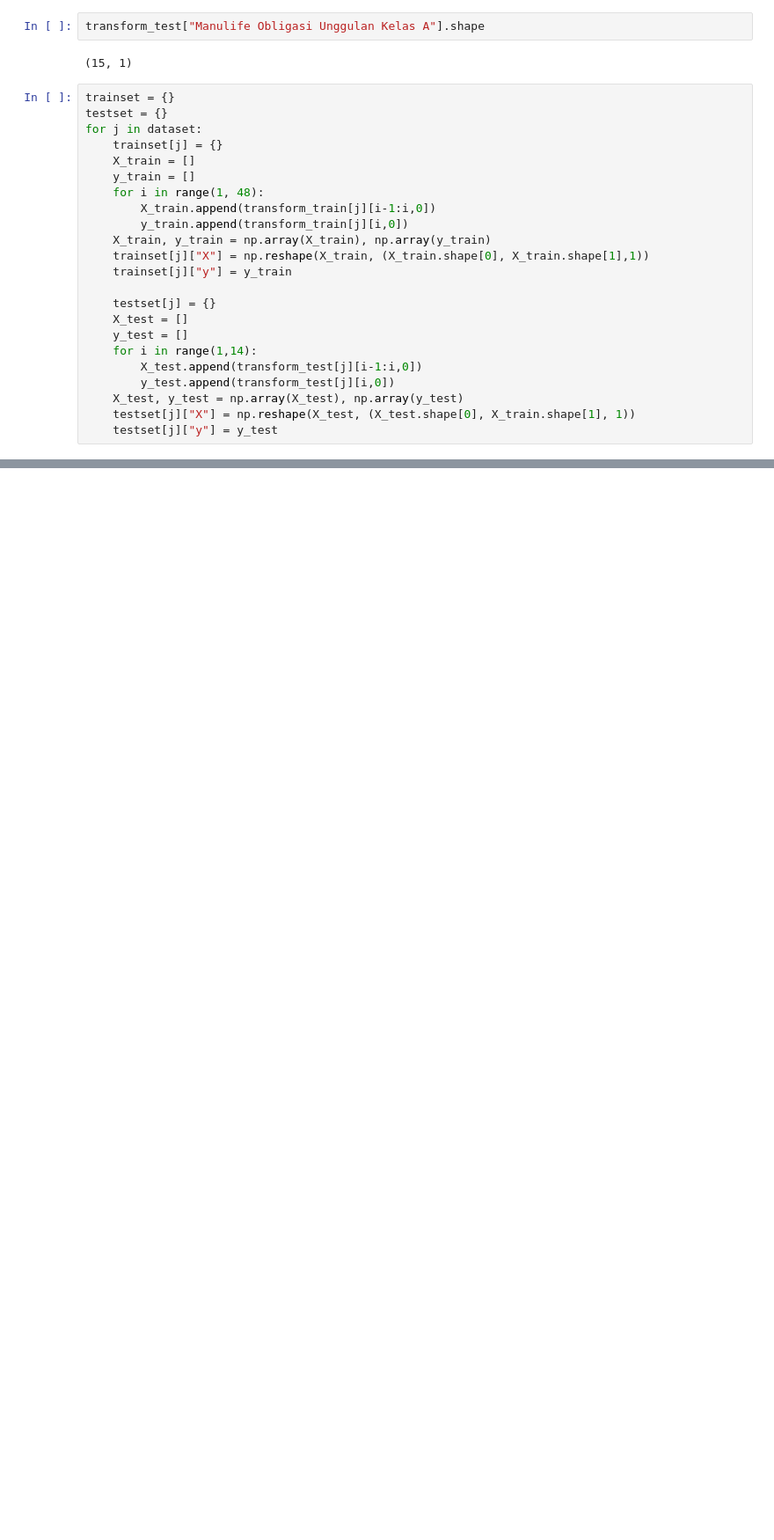
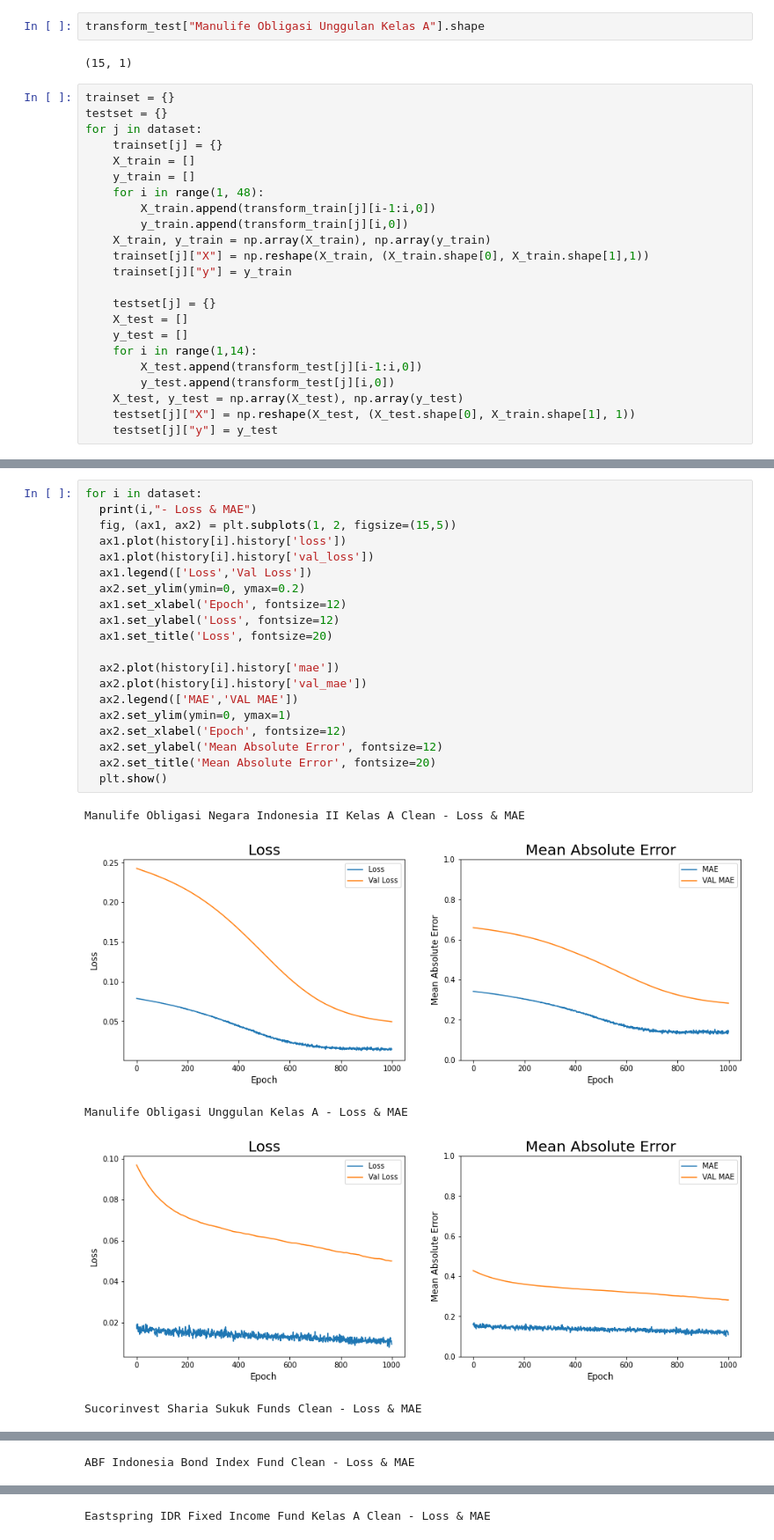
Before and after one commit to H8-Assignments-Bay/p2---final-project-ftds-016-rmt-group-002, a Jupyter notebook: modelling/Modelling_midrisk.ipynb, the cells around one changed output, grey strips where cells are left out. Shown at 88% size. Saved outputs shown, nothing was run; the diff lists cells and outputs as text; blank space fills up the shorter version.

```diff
--- a/modelling/Modelling_midrisk.ipynb
+++ b/modelling/Modelling_midrisk.ipynb
@@ -285,0 +302,26 @@ for i in dataset:
+# %%
+for i in dataset:
+  print(i,"- Loss & MAE")
+  fig, (ax1, ax2) = plt.subplots(1, 2, figsize=(15,5))
+  ax1.plot(history[i].history['loss'])
+  ax1.plot(history[i].history['val_loss'])
+  ax1.legend(['Loss','Val Loss'])
+  ax2.set_ylim(ymin=0, ymax=0.2)
+  ax1.set_xlabel('Epoch', fontsize=12)
+  ax1.set_ylabel('Loss', fontsize=12)
+  ax1.set_title('Loss', fontsize=20)
+
+  ax2.plot(history[i].history['mae'])
+  ax2.plot(history[i].history['val_mae'])
+  ax2.legend(['MAE','VAL MAE'])
+  ax2.set_ylim(ymin=0, ymax=1)
+  ax2.set_xlabel('Epoch', fontsize=12)
+  ax2.set_ylabel('Mean Absolute Error', fontsize=12)
+  ax2.set_title('Mean Absolute Error', fontsize=20)
+  plt.show()
+# %% [output]
+Manulife Obligasi Negara Indonesia II Kelas A Clean - Loss & MAE
+[figure, added]
+Manulife Obligasi Unggulan Kelas A - Loss & MAE
+[figure, added]
+Sucorinvest Sharia Sukuk Funds Clean - Loss & MAE
@@ -285,0 +329 @@ for i in dataset:
+ABF Indonesia Bond Index Fund Clean - Loss & MAE
@@ -285,0 +331 @@ for i in dataset:
+Eastspring IDR Fixed Income Fund Kelas A Clean - Loss & MAE
```
Also changed, not shown: parts of 20 cells of this notebook.
